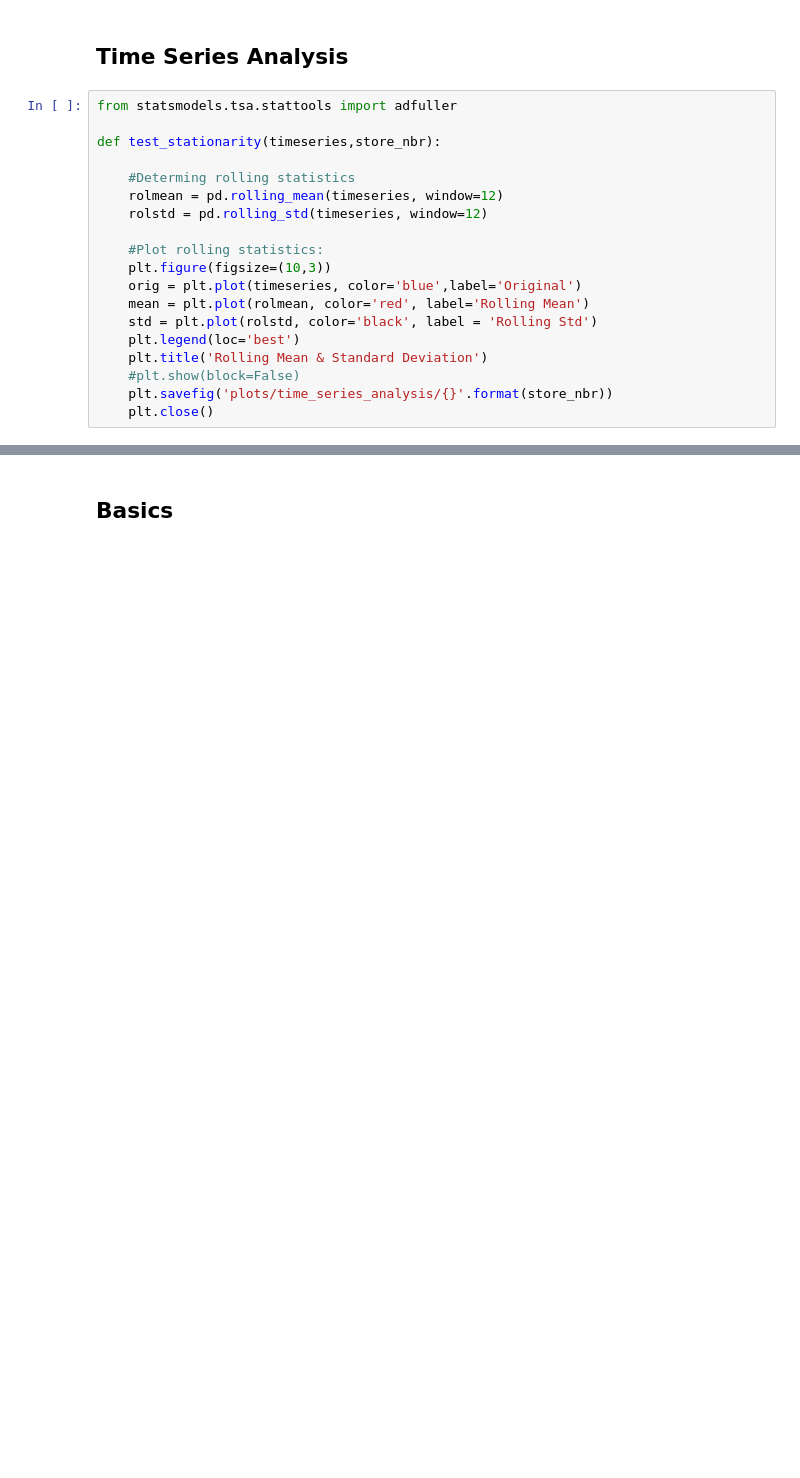
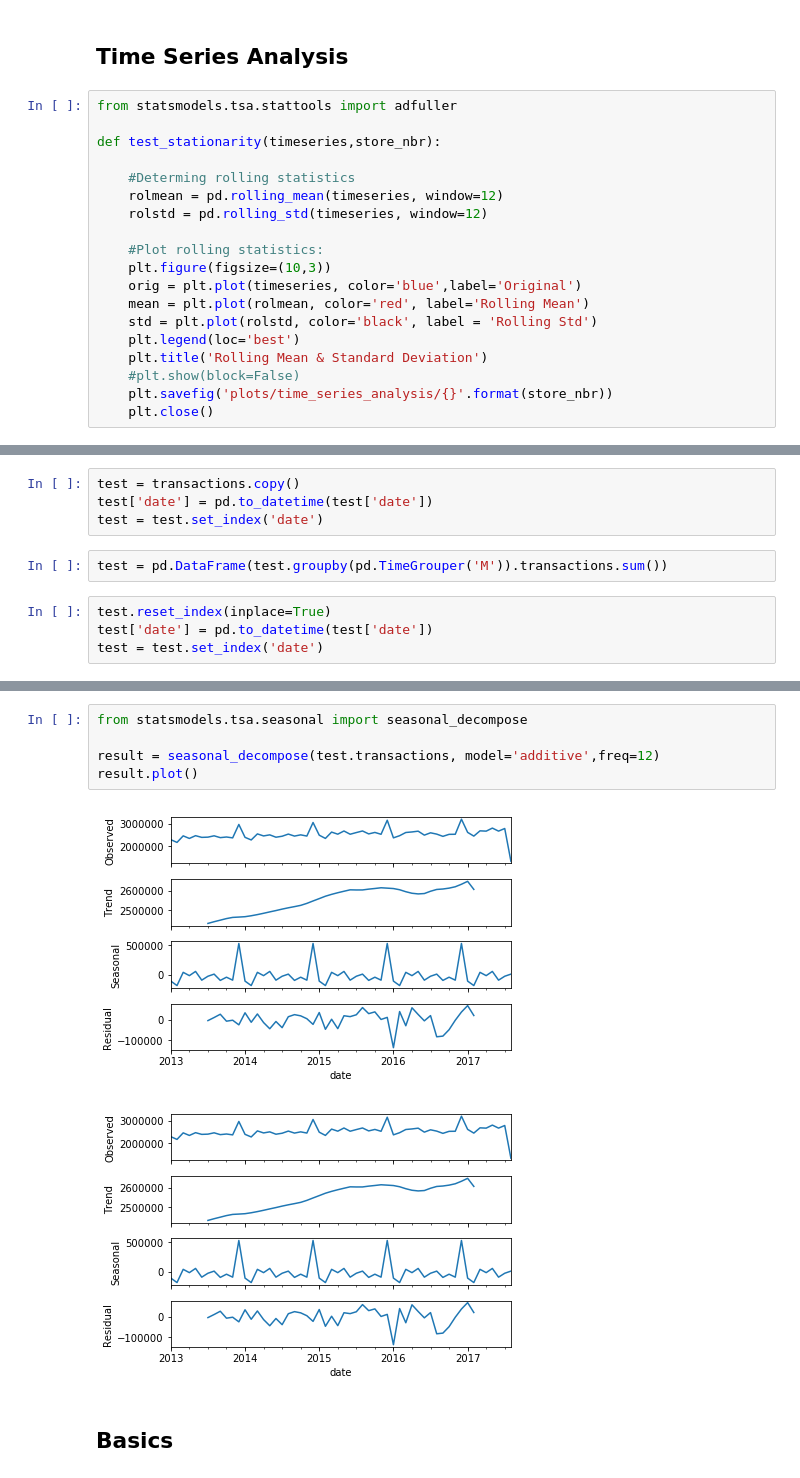
Before and after one commit to lizkalina/grocery-sales-kaggle, a Jupyter notebook: 1.Initial_Exploration.ipynb, the cells around one changed output, grey strips where cells are left out. Drawn from its saved outputs; the diff is of its cells as text; blank space fills up the shorter version.

```diff
--- a/1.Initial_Exploration.ipynb
+++ b/1.Initial_Exploration.ipynb
@@ -133,0 +136,10 @@ for store_nbr in transactions.store_nbr.unique():
+# %%
+test = transactions.copy()
+test['date'] = pd.to_datetime(test['date'])
+test = test.set_index('date')
+# %%
+test = pd.DataFrame(test.groupby(pd.TimeGrouper('M')).transactions.sum())
+# %%
+test.reset_index(inplace=True)
+test['date'] = pd.to_datetime(test['date'])
+test = test.set_index('date')
@@ -134,2 +163,10 @@ for store_nbr in transactions.store_nbr.unique():
+# %%
+from statsmodels.tsa.seasonal import seasonal_decompose
+
+result = seasonal_decompose(test.transactions, model='additive',freq=12)
+result.plot()
+# %% [output]
+[figure, added]
+[figure, added]
 # %% [markdown]
 ## Basics
```
Also changed, not shown: parts of 29 cells of this notebook.
